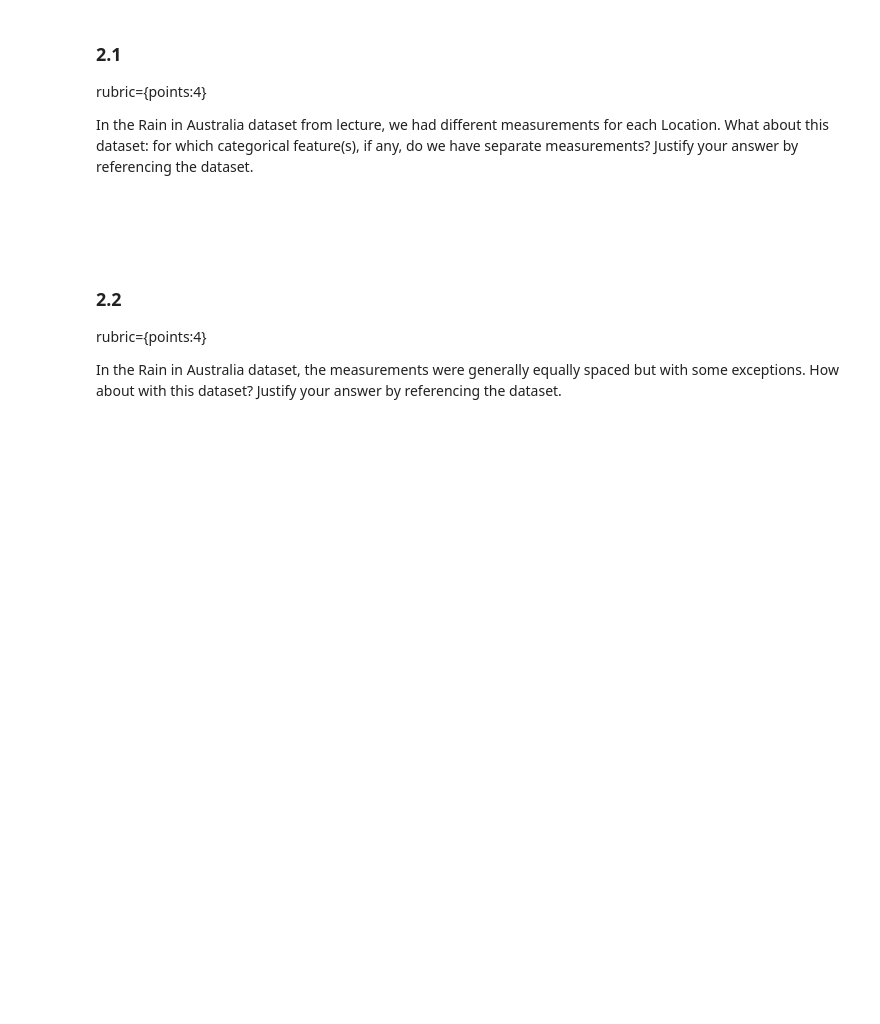
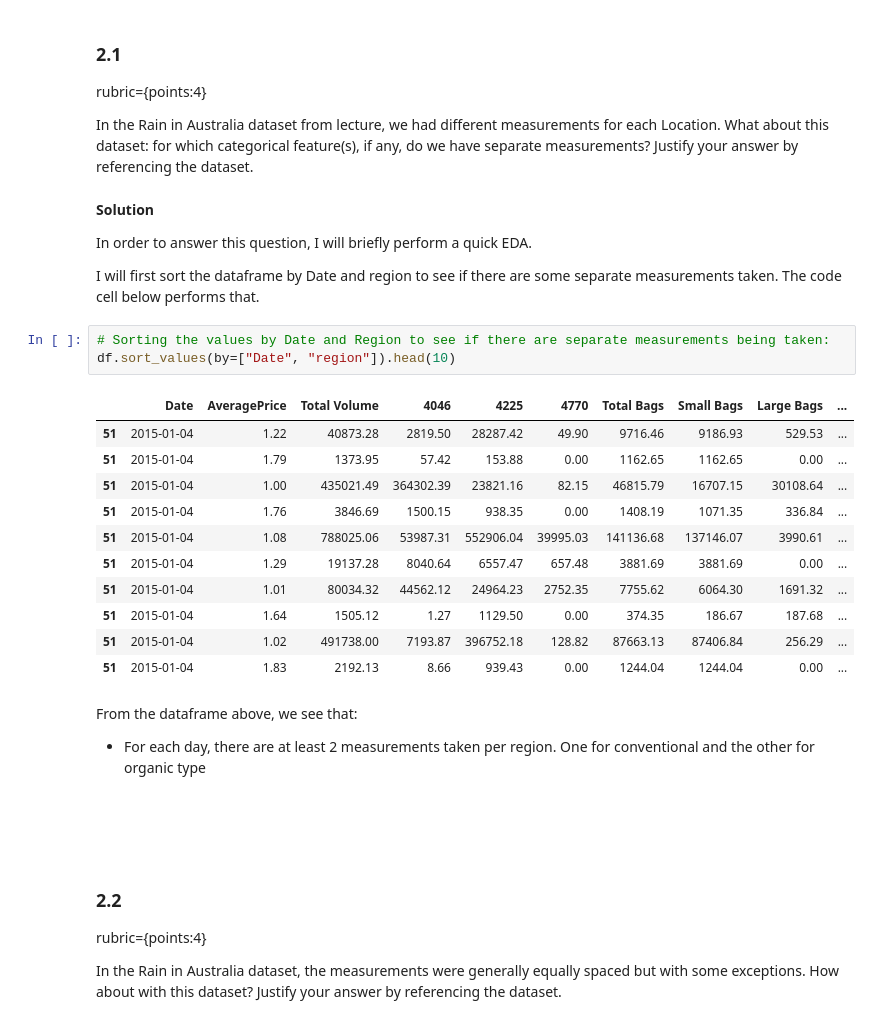
Before and after one commit to Blaise143/CPSC-330-ASSIGNMENTS, a Jupyter notebook: hw8/hw8.ipynb, the cells around one changed output. Drawn from its saved outputs; the diff is of its cells as text; blank space fills up the shorter version.

Commit message:
Left with one question

```diff
--- a/hw8/hw8.ipynb
+++ b/hw8/hw8.ipynb
@@ -398,6 +402,30 @@ assert len(train_df) + len(test_df) == len(df)
 rubric={points:4}
 
 In the Rain in Australia dataset from lecture, we had different measurements for each Location. What about this dataset: for which categorical feature(s), if any, do we have separate measurements? Justify your answer by referencing the dataset.
+# %% [markdown]
+**Solution**
+
+In order to answer this question, I will briefly perform a quick EDA.
+
+I will first sort the dataframe by Date and region to see if there are some separate measurements taken. The code cell below performs that.
+# %%
+# Sorting the values by Date and Region to see if there are separate measurements being taken:
+df.sort_values(by=["Date", "region"]).head(10)
+# %% [output]
+|  | Date | AveragePrice | Total Volume | 4046 | 4225 | 4770 | Total Bags | Small Bags | Large Bags | ... |
+| 51 | 2015-01-04 | 1.22 | 40873.28 | 2819.50 | 28287.42 | 49.90 | 9716.46 | 9186.93 | 529.53 | ... |
+| 51 | 2015-01-04 | 1.79 | 1373.95 | 57.42 | 153.88 | 0.00 | 1162.65 | 1162.65 | 0.00 | ... |
+| 51 | 2015-01-04 | 1.00 | 435021.49 | 364302.39 | 23821.16 | 82.15 | 46815.79 | 16707.15 | 30108.64 | ... |
+| 51 | 2015-01-04 | 1.76 | 3846.69 | 1500.15 | 938.35 | 0.00 | 1408.19 | 1071.35 | 336.84 | ... |
+| 51 | 2015-01-04 | 1.08 | 788025.06 | 53987.31 | 552906.04 | 39995.03 | 141136.68 | 137146.07 | 3990.61 | ... |
+| 51 | 2015-01-04 | 1.29 | 19137.28 | 8040.64 | 6557.47 | 657.48 | 3881.69 | 3881.69 | 0.00 | ... |
+| 51 | 2015-01-04 | 1.01 | 80034.32 | 44562.12 | 24964.23 | 2752.35 | 7755.62 | 6064.30 | 1691.32 | ... |
+| 51 | 2015-01-04 | 1.64 | 1505.12 | 1.27 | 1129.50 | 0.00 | 374.35 | 186.67 | 187.68 | ... |
+| 51 | 2015-01-04 | 1.02 | 491738.00 | 7193.87 | 396752.18 | 128.82 | 87663.13 | 87406.84 | 256.29 | ... |
+| 51 | 2015-01-04 | 1.83 | 2192.13 | 8.66 | 939.43 | 0.00 | 1244.04 | 1244.04 | 0.00 | ... |
+# %% [markdown]
+From the dataframe above, we see that:
+- For each day, there are at least 2 measurements taken per region. One for conventional and the other for organic type
 # %% [markdown]
 <br><br>
 # %% [markdown]
```
Also changed, not shown: parts of 16 cells of this notebook.
